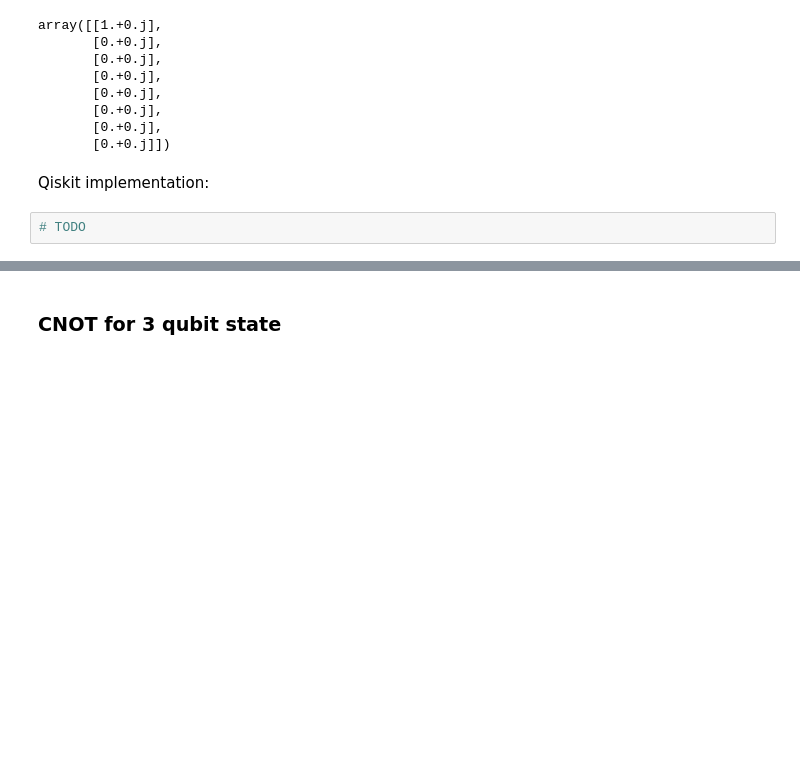
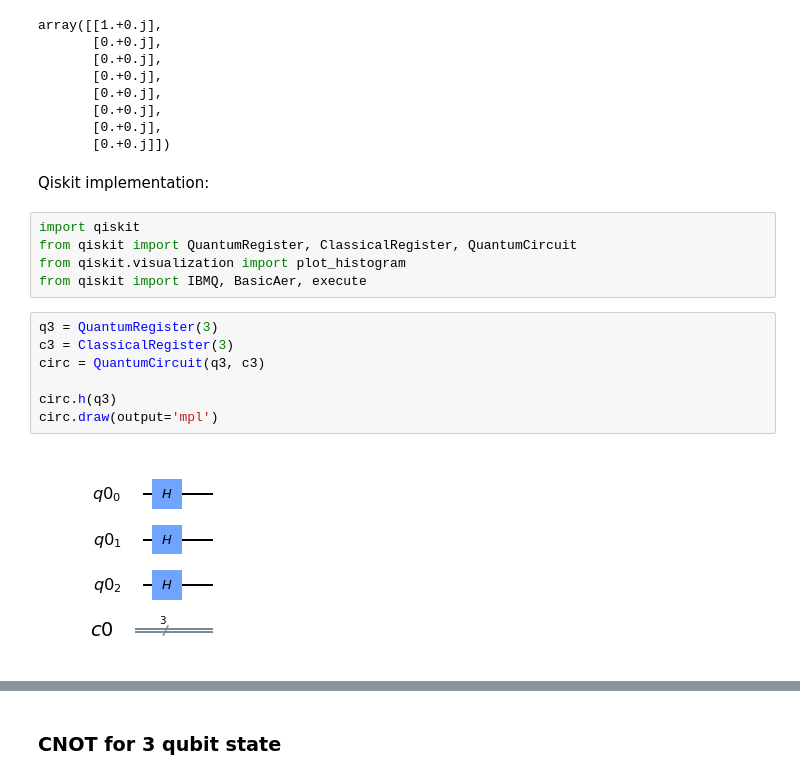
Before and after one commit to lukasszz/qiskit-exp, a Jupyter notebook: multiqubit-gates/Constructing matrices for multiqubit quantum gates.ipynb, the cells around one changed output, grey strips where cells are left out. Cells and saved outputs as stored; diff of their text form; blank space fills up the shorter version.

```diff
--- a/multiqubit-gates/Constructing matrices for multiqubit quantum gates.ipynb
+++ b/multiqubit-gates/Constructing matrices for multiqubit quantum gates.ipynb
@@ -261,5 +251,17 @@ array([[1.+0.j],
        [0.+0.j]])
 # %% [markdown]
 Qiskit implementation:
-# %%
-# TODO
+# %%
+import qiskit
+from qiskit import QuantumRegister, ClassicalRegister, QuantumCircuit
+from qiskit.visualization import plot_histogram
+from qiskit import IBMQ, BasicAer, execute
+# %%
+q3 = QuantumRegister(3)
+c3 = ClassicalRegister(3)
+circ = QuantumCircuit(q3, c3)
+
+circ.h(q3)
+circ.draw(output='mpl')
+# %% [output]
+[figure, added]
```
Also changed, not shown: parts of 18 cells of this notebook.
